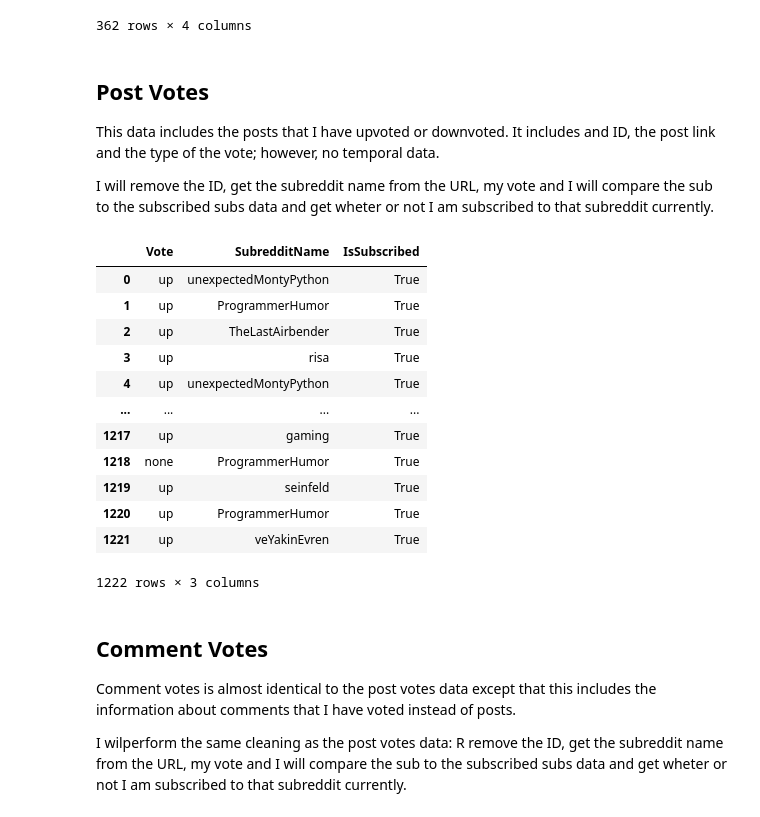
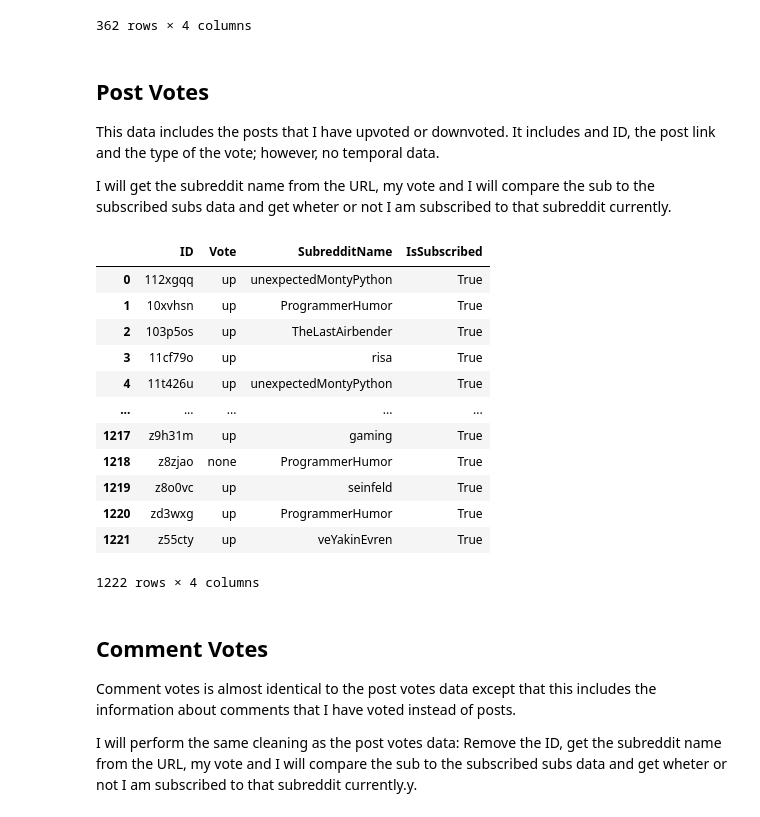
Before and after one commit to firatbatar/my-reddit-data, a Jupyter notebook: reddit_analysis.ipynb, the cells around one changed output. Saved outputs shown, nothing was run; the diff lists cells and outputs as text; code cells hidden in the pictures.

```diff
--- a/reddit_analysis.ipynb
+++ b/reddit_analysis.ipynb
@@ -9,3 +14,16 @@ import numpy as np
+# %%
+def raw_date_to_datetime(raw_date):
+    datetime_dict = {"Date": None, "MonthName": None, "Time": None}  # New row to replace
+    datetime_dict["Date"] = local_datetime.strftime("%d-%m-%Y")  # Get the date in the format "DD.MM.YYYY"
+    datetime_dict["Time"] = local_datetime.strftime("%H:%M%z")  # Get the time in format "HH:MM+HHMM"
+    datetime_dict["MonthName"] = local_datetime.strftime("%B")  # Get the full month name
+    datetime_dict["DayName"] = local_datetime.strftime("%A")  # Get the full day name
+
+    return datetime_dict
+
+
+def is_subscribed_to(subreddit_name, subscribed_subs_df):
+    return (subscribed_subs_df == subreddit_name).any().any()
 # %% [markdown]
 # Data Collecting
 
@@ -143,8 +143,6 @@ The date data is in the form of "yyyy-mm-dd hh:mm:ss UTC". I will split the date
 fname = "ip_logs.csv"
 login_datetime_df = pd.read_csv(data_path + fname).rename(columns={"date": "RawDate"}).drop(index=0, columns="ip").reset_index().drop(columns="index")
 # %%
-from datetime import datetime
-
 try:
     raw_date_col = login_datetime_df["RawDate"]  # Raw Date column
 
@@ -156,11 +154,10 @@ try:
 
         # Convert datetime to local time zone
         local_datetime = datetime.fromisoformat(raw_date).astimezone()
-        datetime_dict = {"RawDate": raw_date + " UTC", "Date": None, "MonthName": None, "Time": None}  # New row to replace
-        datetime_dict["Date"] = local_datetime.strftime("%d-%m-%Y")  # Get the date in the format "DD.MM.YYYY"
-        datetime_dict["Time"] = local_datetime.strftime("%H:%M%z")  # Get the time in format "HH:MM+HHMM"
-        datetime_dict["MonthName"] = local_datetime.strftime("%B")  # Get the full month name
-        datetime_dict["DayName"] = local_datetime.strftime("%A")  # Get the full day name
+        datetime_dict = raw_date_to_datetime(local_datetime)
+
+        # Add the ald raw date data to new dict
+        datetime_dict["RawDate"] = raw_date + " UTC"
 
         login_datetime_df.iloc[idx] = datetime_dict  # Insert the new row
 
@@ -189,62 +186,61 @@ login_datetime_df
 
 This data includes the posts that I have upvoted or downvoted. It includes and ID, the post link and the type of the vote; however, no temporal data.
 
-I will remove the ID, get the subreddit name from the URL, my vote and I will compare the sub to the subscribed subs data and get wheter or not I am subscribed to that subreddit currently.
+I will get the subreddit name from the URL, my vote and I will compare the sub to the subscribed subs data and get wheter or not I am subscribed to that subreddit currently.
 # %%
 # Read the file, rename the vote direction column, drop the ID columns, and reset the indexing
 fname = "post_votes.csv"
-post_votes_df = pd.read_csv(data_path + fname).rename(columns={"direction": "Vote"}).drop(columns="id").reset_index().drop(columns="index")
+post_votes_df = pd.read_csv(data_path + fname).rename(columns={"direction": "Vote", "id": "ID"})
 # %%
 # Add the new columns
 post_votes_df[["SubredditName", "IsSubscribed"]] = None
 
 for idx in range(len(post_votes_df["permalink"])):
     post_vote_dict = {"SubredditName": None, "IsSubscribed": None}
 
     # Get the sub name from the link
     permalink = post_votes_df.loc[idx, "permalink"]
     start_idx = permalink.find("r/") + 2
     stop_idx = permalink.find("/", start_idx)
     sub_name = permalink[start_idx:stop_idx]
     post_vote_dict["SubredditName"] = sub_name
 
     # Check if the sub is subscribed
-    is_subscribed = (subreddits_df == sub_name).any().any()
-    post_vote_dict["IsSubscribed"] = is_subscribed
+    post_vote_dict["IsSubscribed"] = is_subscribed_to(sub_name, subreddits_df)
 
     # Add the existing data to the new row dictionary
+    post_vote_dict["ID"] = post_votes_df.loc[idx, "ID"]
     post_vote_dict["permalink"] = permalink
     post_vote_dict["Vote"] = post_votes_df.loc[idx, "Vote"]
 
     # Add the new row data
     post_votes_df.iloc[idx] = post_vote_dict
 
 # Drop the permalink column
 post_votes_df = post_votes_df.drop(columns="permalink")
 # Specify the Dtypes for later use
 post_votes_df["IsSubscribed"] = post_votes_df["IsSubscribed"].astype(dtype="bool")
 post_votes_df
 # %% [output]
-|  | Vote | SubredditName | IsSubscribed |
-| 0 | up | unexpectedMontyPython | True |
-| 1 | up | ProgrammerHumor | True |
-| 2 | up | TheLastAirbender | True |
-| 3 | up | risa | True |
-| 4 | up | unexpectedMontyPython | True |
-| ... | ... | ... | ... |
-| 1217 | up | gaming | True |
-| 1218 | none | ProgrammerHumor | True |
-| 1219 | up | seinfeld | True |
-| 1220 | up | ProgrammerHumor | True |
-| 1221 | up | veYakinEvren | True |
+|  | ID | Vote | SubredditName | IsSubscribed |
+| 0 | 112xgqq | up | unexpectedMontyPython | True |
+| 1 | 10xvhsn | up | ProgrammerHumor | True |
+| 2 | 103p5os | up | TheLastAirbender | True |
+| 3 | 11cf79o | up | risa | True |
+| 4 | 11t426u | up | unexpectedMontyPython | True |
+| ... | ... | ... | ... | ... |
+| 1217 | z9h31m | up | gaming | True |
+| 1218 | z8zjao | none | ProgrammerHumor | True |
+| 1219 | z8o0vc | up | seinfeld | True |
+| 1220 | zd3wxg | up | ProgrammerHumor | True |
+| 1221 | z55cty | up | veYakinEvren | True |
-1222 rows × 3 columns
+1222 rows × 4 columns
 # %% [markdown]
 ## Comment Votes
 
 Comment votes is almost identical to the post votes data except that this includes the information about comments that I have voted instead of posts.
 
-
-I wilperform the same cleaning as the post votes data: R remove the ID, get the subreddit name from the URL, my vote and I will compare the sub to the subscribed subs data and get wheter or not I am subscribed to that subreddit currently.
+I will perform the same cleaning as the post votes data: Remove the ID, get the subreddit name from the URL, my vote and I will compare the sub to the subscribed subs data and get wheter or not I am subscribed to that subreddit currently.y.
 # %%
 # Read the file, rename the vote direction column, drop the ID columns, and reset the indexing
 fname = "comment_votes.csv"
```
Also changed, not shown: parts of 9 cells of this notebook.
